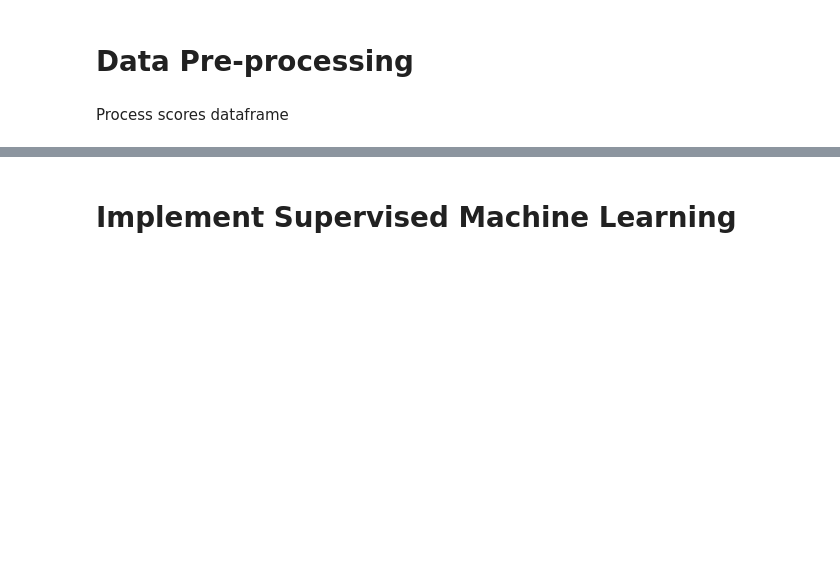
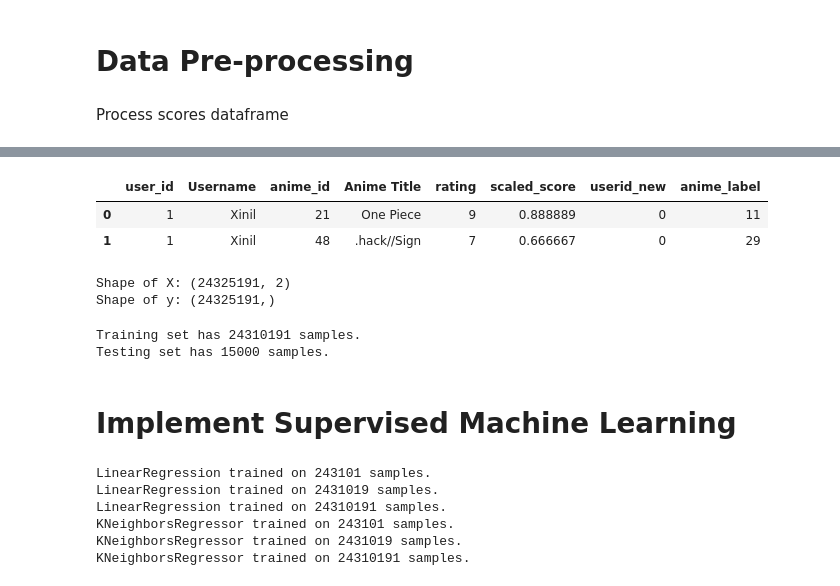
Before and after one commit to JoshRDFI/capstone, a Jupyter notebook: AnimeRecommender.ipynb, the cells around one changed output, grey strips where cells are left out. Cells and saved outputs as stored; diff of their text form; code cells hidden in the pictures; blank space fills up the shorter version.

```diff
--- a/AnimeRecommender.ipynb
+++ b/AnimeRecommender.ipynb
@@ -460,2 +490,32 @@ print("Number of anime titles: ", num_animes)
+# %%
+scores.head(2)
+# %% [output]
+|  | user_id | Username | anime_id | Anime Title | rating | scaled_score | userid_new | anime_label |
+| 0 | 1 | Xinil | 21 | One Piece | 9 | 0.888889 | 0 | 11 |
+| 1 | 1 | Xinil | 48 | .hack//Sign | 7 | 0.666667 | 0 | 29 |
+# %%
+# Shuffle 'scores'
+scores = shuffle(scores, random_state=100)
+
+# Create feature matrix X and target variable y
+X = scores[['userid_new', 'anime_label']].values
+y = scores["scaled_score"].values
+
+# Printing dataset information
+print("Shape of X:", X.shape)
+print("Shape of y:", y.shape)
+# %% [output]
+Shape of X: (24325191, 2)
+Shape of y: (24325191,)
+# %%
+test_set_size = 15000  # Number of samples for test set
+
+X_train, X_test, y_train, y_test = train_test_split(X, y, test_size=test_set_size, random_state=5)
+
+print("Training set has {} samples.".format(y_train.shape[0]))
+print("Testing set has {} samples.".format(y_test.shape[0]))
+# %% [output]
+Training set has 24310191 samples.
+Testing set has 15000 samples.
 # %% [markdown]
 # Implement Supervised Machine Learning
@@ -461,0 +553,30 @@ print("Number of anime titles: ", num_animes)
+# %%
+from sklearn.linear_model import LinearRegression
+from sklearn.neighbors import KNeighborsRegressor
+from sklearn.svm import SVR
+
+clf_A = LinearRegression()
+clf_B = KNeighborsRegressor()
+clf_C = SVR()
+
+
+# Calculate the number of samples for 1%, 10%, and 100% of the training data
+samples_100 = len(y_train)
+samples_10 = int(samples_100 * 0.1)
+samples_1 = int(samples_100 * 0.01)
+
+# Collect results on the learners
+results = {}
+for clf in [clf_A, clf_B, clf_C]:
+    clf_name = clf.__class__.__name__
+    results[clf_name] = {}
+    for i, samples in enumerate([samples_1, samples_10, samples_100]):
+        results[clf_name][i] = \
+        train_predict(clf, samples, X_train, y_train, X_test, y_test)
+# %% [output]
+LinearRegression trained on 243101 samples.
+LinearRegression trained on 2431019 samples.
+LinearRegression trained on 24310191 samples.
+KNeighborsRegressor trained on 243101 samples.
+KNeighborsRegressor trained on 2431019 samples.
+KNeighborsRegressor trained on 24310191 samples.
```
Also changed, not shown: parts of 5 cells of this notebook.
